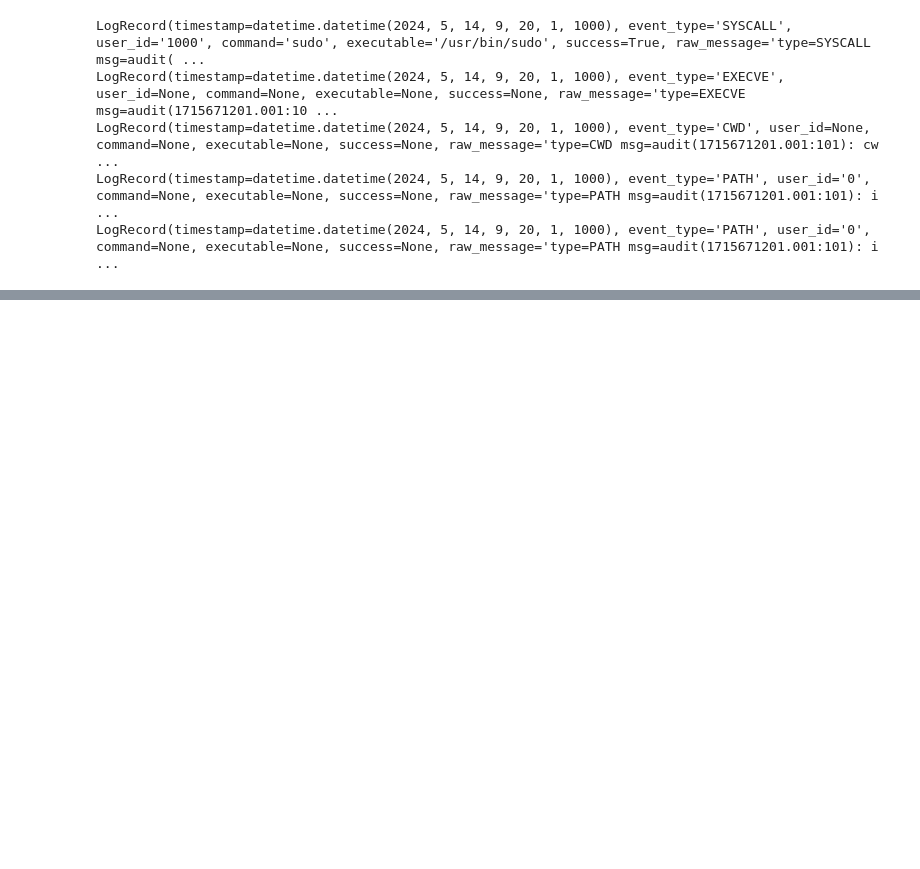
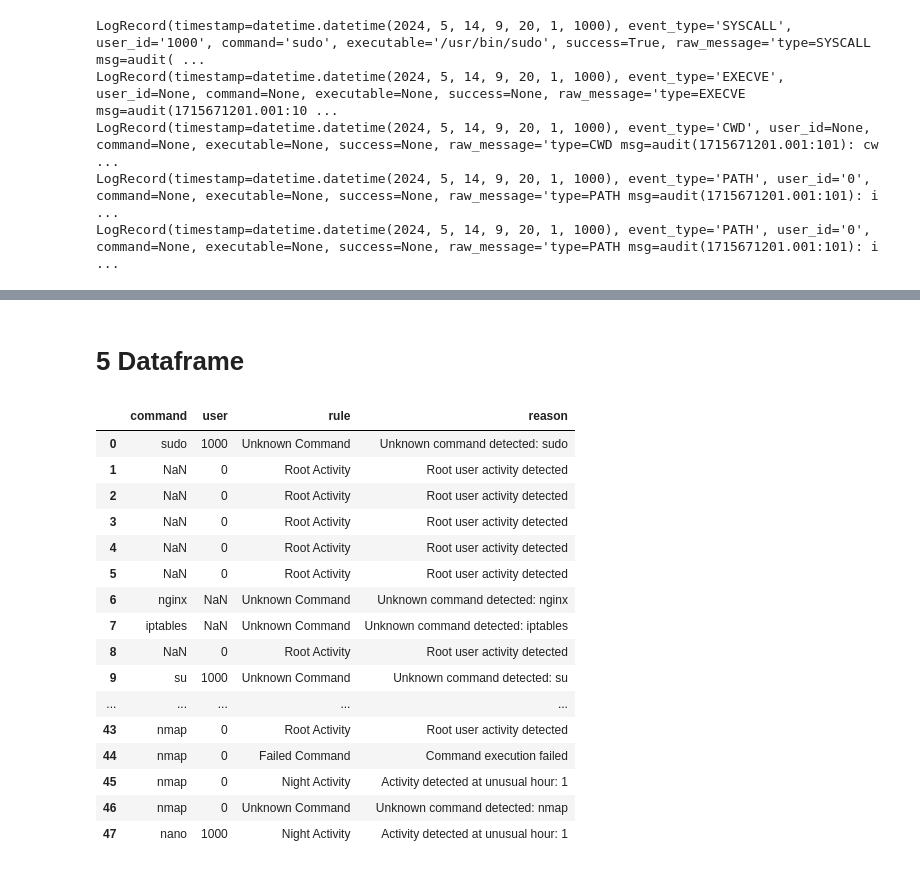
Before and after one commit to lukaskierzek/bihso_project, a Jupyter notebook: notebooks/presentation.ipynb, the cells around one changed output, grey strips where cells are left out. Cells and saved outputs as stored; diff of their text form; code cells hidden in the pictures; blank space fills up the shorter version.

```diff
--- a/notebooks/presentation.ipynb
+++ b/notebooks/presentation.ipynb
@@ -45,0 +90,41 @@ DetectionResult(rule_name='Night Activity', is_anomaly=True, reason='Activity de
+# %% [markdown]
+# 5 Dataframe
+# %%
+import pandas as pd
+
+rows = []
+
+for record in records:
+
+    detections = run_all_rules(record)
+
+    for detection in detections:
+
+        rows.append({
+            "command": record.command,
+            "user": record.user_id,
+            "rule": detection.rule_name,
+            "reason": detection.reason,
+        })
+
+df = pd.DataFrame(rows)
+
+df
+# %% [output]
+|  | command | user | rule | reason |
+| 0 | sudo | 1000 | Unknown Command | Unknown command detected: sudo |
+| 1 | NaN | 0 | Root Activity | Root user activity detected |
+| 2 | NaN | 0 | Root Activity | Root user activity detected |
+| 3 | NaN | 0 | Root Activity | Root user activity detected |
+| 4 | NaN | 0 | Root Activity | Root user activity detected |
+| 5 | NaN | 0 | Root Activity | Root user activity detected |
+| 6 | nginx | NaN | Unknown Command | Unknown command detected: nginx |
+| 7 | iptables | NaN | Unknown Command | Unknown command detected: iptables |
+| 8 | NaN | 0 | Root Activity | Root user activity detected |
+| 9 | su | 1000 | Unknown Command | Unknown command detected: su |
+| ... | ... | ... | ... | ... |
+| 43 | nmap | 0 | Root Activity | Root user activity detected |
+| 44 | nmap | 0 | Failed Command | Command execution failed |
+| 45 | nmap | 0 | Night Activity | Activity detected at unusual hour: 1 |
+| 46 | nmap | 0 | Unknown Command | Unknown command detected: nmap |
+| 47 | nano | 1000 | Night Activity | Activity detected at unusual hour: 1 |
```
Also changed, not shown: parts of 13 cells of this notebook, 4 other files.
